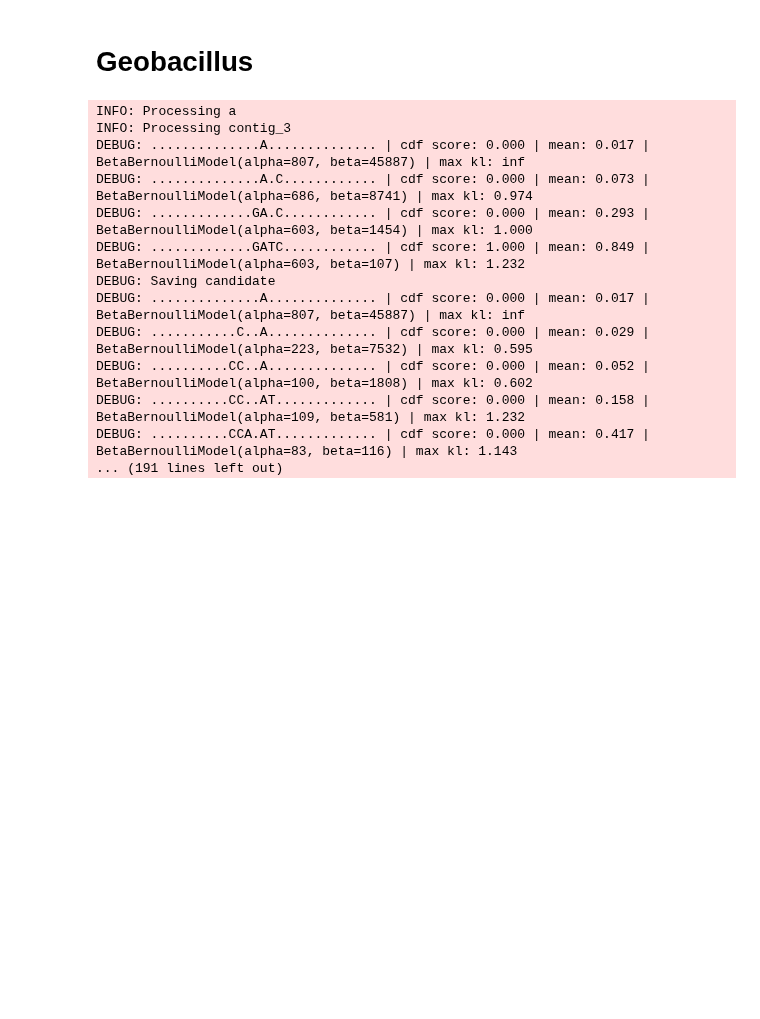
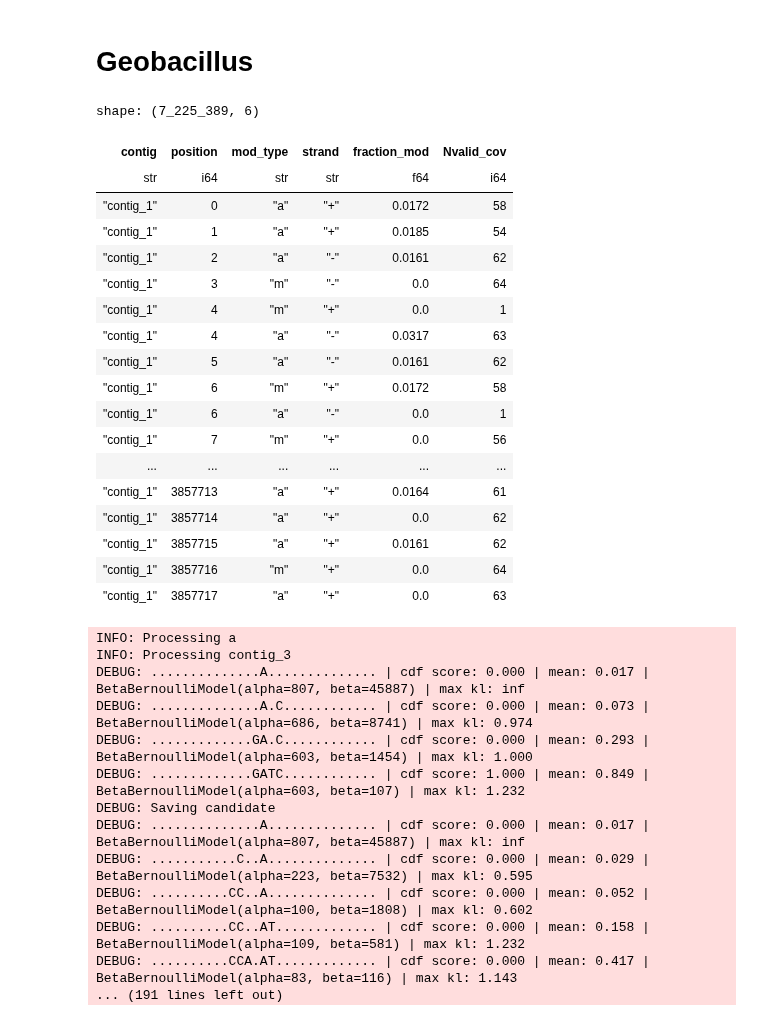
Before and after one commit to MicrobialDarkMatter/nanomotif, a Jupyter notebook: reports/candidate-selection.ipynb, the cells around one changed output. Cells and saved outputs as stored; diff of their text form; code cells hidden in the pictures; blank space fills up the shorter version.

```diff
--- a/reports/candidate-selection.ipynb
+++ b/reports/candidate-selection.ipynb
@@ -273,6 +273,33 @@ DEBUG: locator: <matplotlib.ticker.AutoLocator object at 0x...>
 # %%
 gb_assembly = nm.load_assembly("../data/geobacillus/assembly.polished.fasta")
 gb_pileup = nm.load_pileup("../data/geobacillus/modkit.pileup.bed")
+# %%
+contigs_with_mods = gb_pileup.pileup.groupby("contig") \
+    .agg(pl.count()) \
+    .filter(pl.col("count") > 5000000) \
+    .get_column("contig").to_list()
+contigs_to_process = [contig for contig in gb_assembly.assembly.keys() if contig in contigs_with_mods]
+gb_pileup.pileup.filter(pl.col("contig").is_in(contigs_with_mods))
+# %% [output]
+shape: (7_225_389, 6)
+| contig | position | mod_type | strand | fraction_mod | Nvalid_cov |
+| str | i64 | str | str | f64 | i64 |
+| "contig_1" | 0 | "a" | "+" | 0.0172 | 58 |
+| "contig_1" | 1 | "a" | "+" | 0.0185 | 54 |
+| "contig_1" | 2 | "a" | "-" | 0.0161 | 62 |
+| "contig_1" | 3 | "m" | "-" | 0.0 | 64 |
+| "contig_1" | 4 | "m" | "+" | 0.0 | 1 |
+| "contig_1" | 4 | "a" | "-" | 0.0317 | 63 |
+| "contig_1" | 5 | "a" | "-" | 0.0161 | 62 |
+| "contig_1" | 6 | "m" | "+" | 0.0172 | 58 |
+| "contig_1" | 6 | "a" | "-" | 0.0 | 1 |
+| "contig_1" | 7 | "m" | "+" | 0.0 | 56 |
+| ... | ... | ... | ... | ... | ... |
+| "contig_1" | 3857713 | "a" | "+" | 0.0164 | 61 |
+| "contig_1" | 3857714 | "a" | "+" | 0.0 | 62 |
+| "contig_1" | 3857715 | "a" | "+" | 0.0161 | 62 |
+| "contig_1" | 3857716 | "m" | "+" | 0.0 | 64 |
+| "contig_1" | 3857717 | "a" | "+" | 0.0 | 63 |
 # %%
 gb_motifs = nm.evaluate.process_sample(gb_assembly, gb_pileup.pileup.filter(pl.col("mod_type") == "a"), max_candidate_size = 28)
 # %% [output]
```
Also changed, not shown: parts of 1 cell of this notebook, 9 other files.
